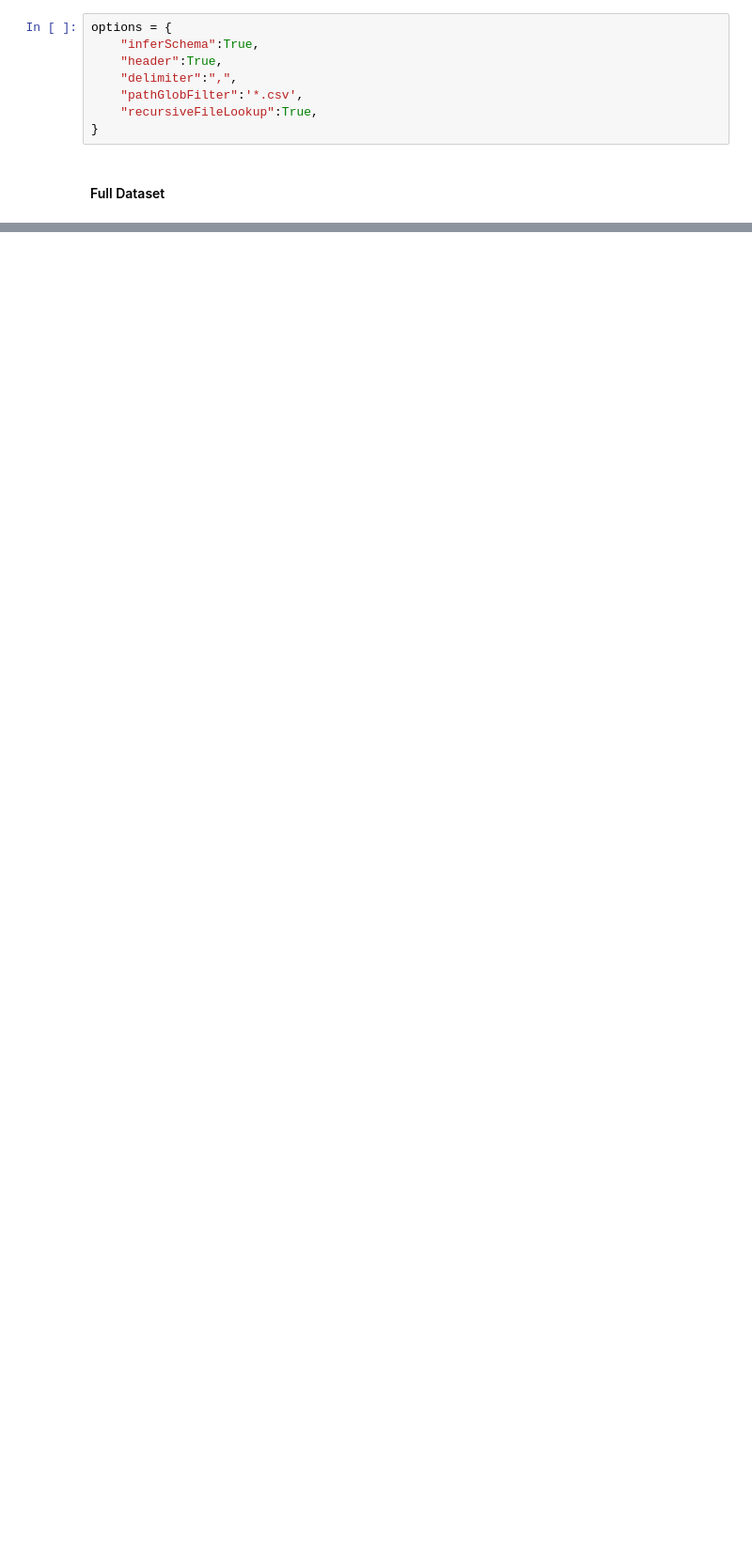
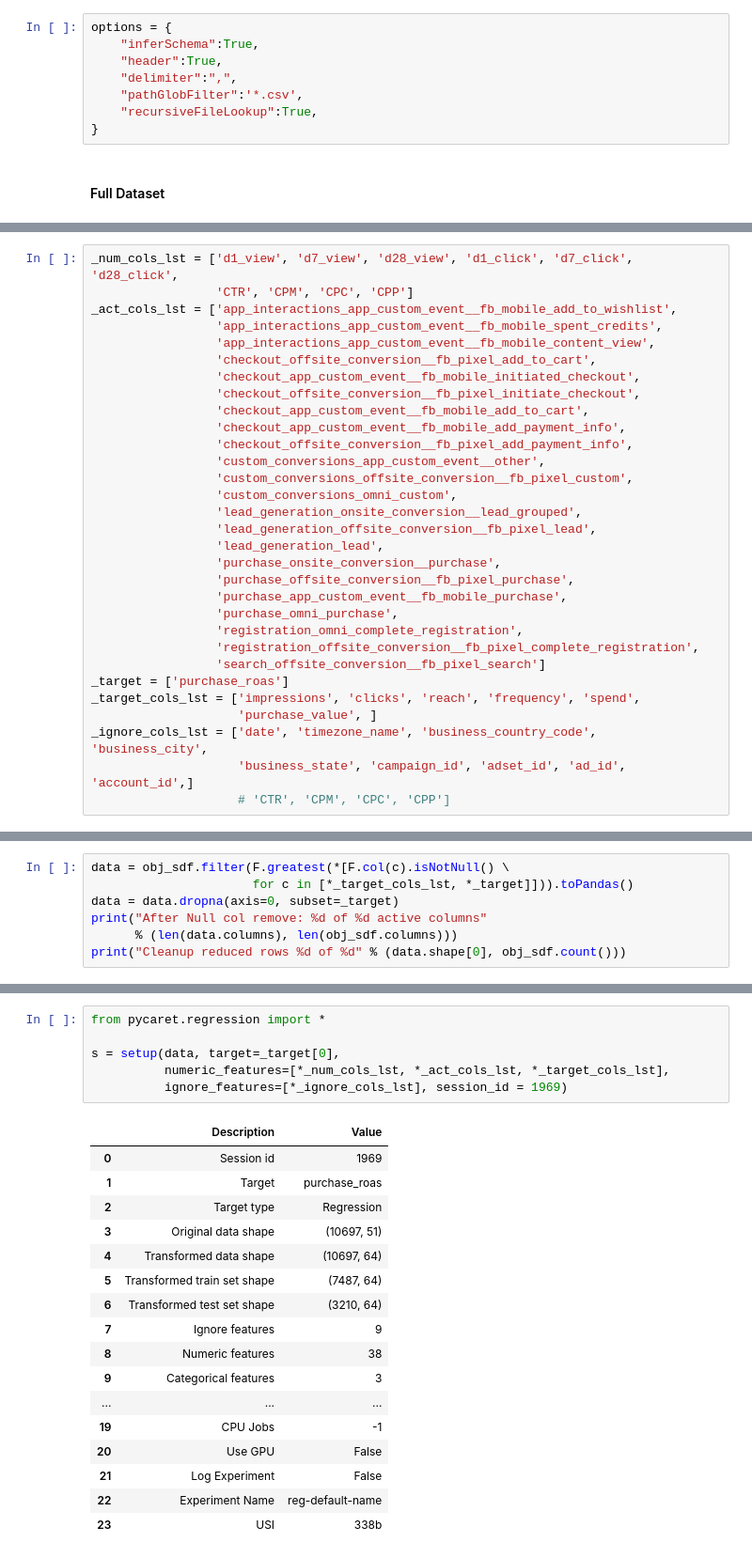
Before and after one commit to waidyanatha/madgicx, a Jupyter notebook: mining/notebooks/budget/evaluation/pycaret_analysis.ipynb, the cells around one changed output, grey strips where cells are left out. Shown at 94% size. Saved outputs shown, nothing was run; the diff lists cells and outputs as text; blank space fills up the shorter version.

Commit message:
teting pycaret with filtered data

```diff
--- a/mining/notebooks/budget/evaluation/pycaret_analysis.ipynb
+++ b/mining/notebooks/budget/evaluation/pycaret_analysis.ipynb
@@ -310,0 +109,31 @@ Transformation Pipeline and Model Successfully Saved
+# %%
+_num_cols_lst = ['d1_view', 'd7_view', 'd28_view', 'd1_click', 'd7_click', 'd28_click',
+                 'CTR', 'CPM', 'CPC', 'CPP']
+_act_cols_lst = ['app_interactions_app_custom_event__fb_mobile_add_to_wishlist',
+                 'app_interactions_app_custom_event__fb_mobile_spent_credits',
+                 'app_interactions_app_custom_event__fb_mobile_content_view',
+                 'checkout_offsite_conversion__fb_pixel_add_to_cart',
+                 'checkout_app_custom_event__fb_mobile_initiated_checkout',
+                 'checkout_offsite_conversion__fb_pixel_initiate_checkout',
+                 'checkout_app_custom_event__fb_mobile_add_to_cart',
+                 'checkout_app_custom_event__fb_mobile_add_payment_info',
+                 'checkout_offsite_conversion__fb_pixel_add_payment_info',
+                 'custom_conversions_app_custom_event__other',
+                 'custom_conversions_offsite_conversion__fb_pixel_custom',
+                 'custom_conversions_omni_custom',
+                 'lead_generation_onsite_conversion__lead_grouped',
+                 'lead_generation_offsite_conversion__fb_pixel_lead',
+                 'lead_generation_lead',
+                 'purchase_onsite_conversion__purchase',
+                 'purchase_offsite_conversion__fb_pixel_purchase',
+                 'purchase_app_custom_event__fb_mobile_purchase',
+                 'purchase_omni_purchase',
+                 'registration_omni_complete_registration',
+                 'registration_offsite_conversion__fb_pixel_complete_registration',
+                 'search_offsite_conversion__fb_pixel_search']
+_target = ['purchase_roas']
+_target_cols_lst = ['impressions', 'clicks', 'reach', 'frequency', 'spend',
+                    'purchase_value', ]
+_ignore_cols_lst = ['date', 'timezone_name', 'business_country_code', 'business_city',
+                    'business_state', 'campaign_id', 'adset_id', 'ad_id', 'account_id',]
+                    # 'CTR', 'CPM', 'CPC', 'CPP']
@@ -310,0 +142,7 @@ Transformation Pipeline and Model Successfully Saved
+# %%
+data = obj_sdf.filter(F.greatest(*[F.col(c).isNotNull() \
+                      for c in [*_target_cols_lst, *_target]])).toPandas()
+data = data.dropna(axis=0, subset=_target)
+print("After Null col remove: %d of %d active columns"
+      % (len(data.columns), len(obj_sdf.columns)))
+print("Cleanup reduced rows %d of %d" % (data.shape[0], obj_sdf.count()))
@@ -310,0 +155,24 @@ Transformation Pipeline and Model Successfully Saved
+# %%
+from pycaret.regression import *
+
+s = setup(data, target=_target[0],
+          numeric_features=[*_num_cols_lst, *_act_cols_lst, *_target_cols_lst],
+          ignore_features=[*_ignore_cols_lst], session_id = 1969)
+# %% [output]
+|  | Description | Value |
+| 0 | Session id | 1969 |
+| 1 | Target | purchase_roas |
+| 2 | Target type | Regression |
+| 3 | Original data shape | (10697, 51) |
+| 4 | Transformed data shape | (10697, 64) |
+| 5 | Transformed train set shape | (7487, 64) |
+| 6 | Transformed test set shape | (3210, 64) |
+| 7 | Ignore features | 9 |
+| 8 | Numeric features | 38 |
+| 9 | Categorical features | 3 |
+| ... | ... | ... |
+| 19 | CPU Jobs | -1 |
+| 20 | Use GPU | False |
+| 21 | Log Experiment | False |
+| 22 | Experiment Name | reg-default-name |
+| 23 | USI | 338b |
```
Also changed, not shown: parts of 30 cells of this notebook, 4 other files.
